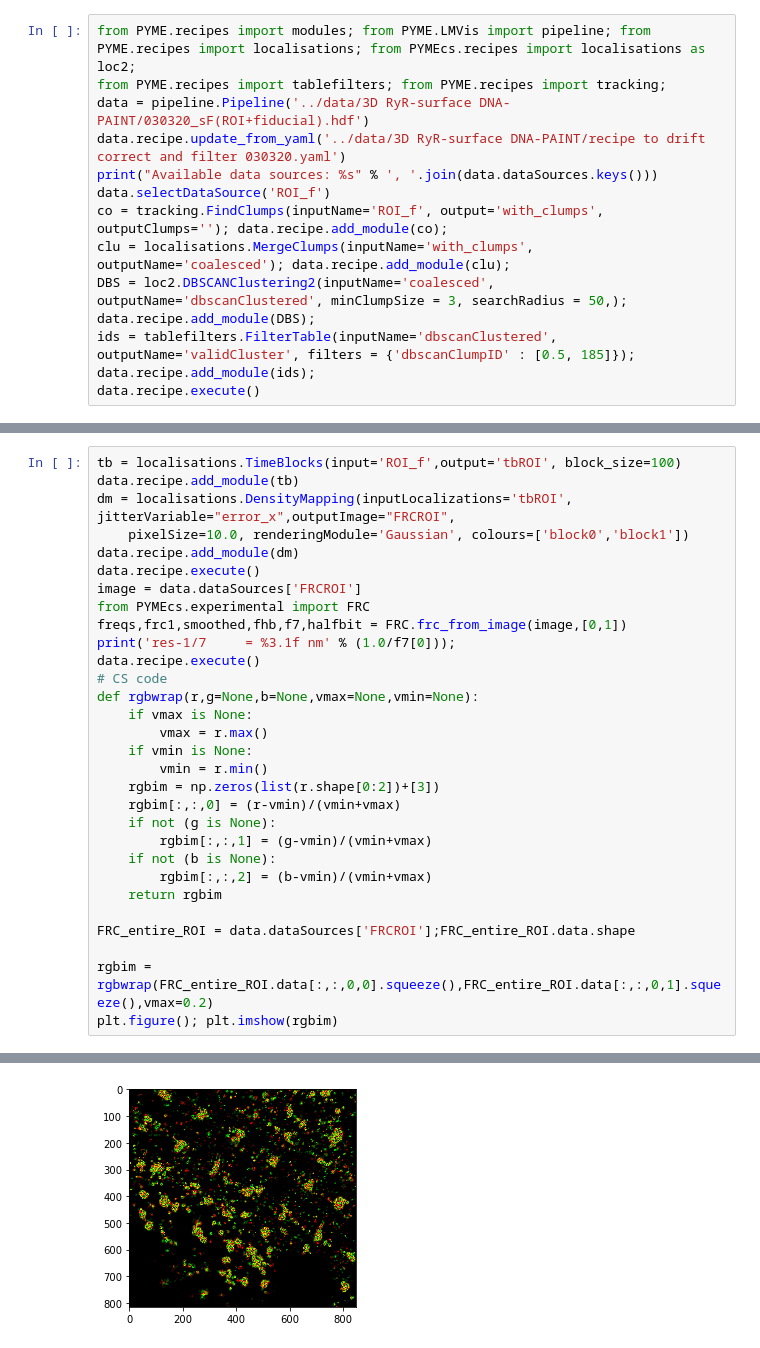
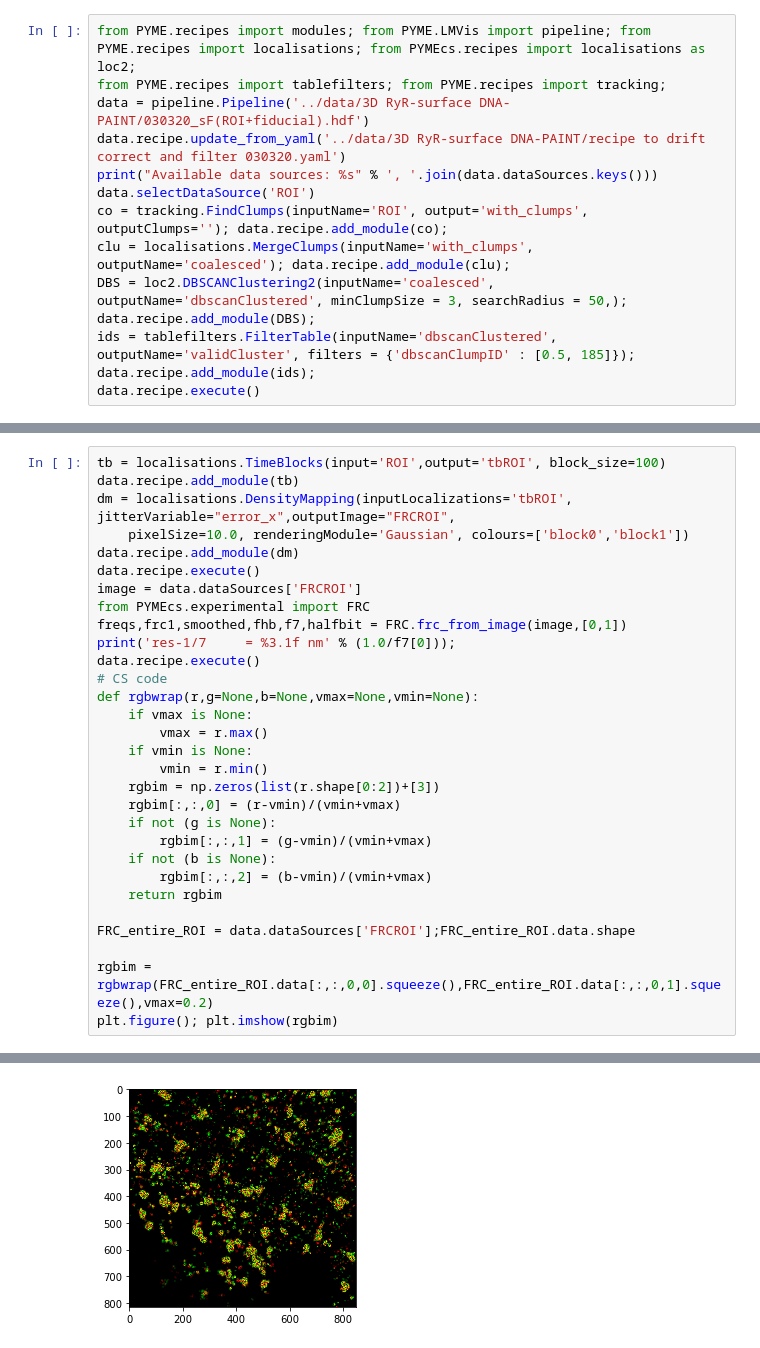
Before and after one commit to csoeller/PYME-extra-sample-data, a Jupyter notebook: sample-code/DBScan_filter.ipynb, the cells around one changed output, grey strips where cells are left out. Cells and saved outputs as stored; diff of their text form.

Commit message:
fixed small naming issue in notebook
naming issue from yest recipe update

```diff
--- a/sample-code/DBScan_filter.ipynb
+++ b/sample-code/DBScan_filter.ipynb
@@ -4,8 +4,8 @@ from PYME.recipes import tablefilters; from PYME.recipes import tracking;
 data = pipeline.Pipeline('../data/3D RyR-surface DNA-PAINT/030320_sF(ROI+fiducial).hdf')
 data.recipe.update_from_yaml('../data/3D RyR-surface DNA-PAINT/recipe to drift correct and filter 030320.yaml')
 print("Available data sources: %s" % ', '.join(data.dataSources.keys()))
-data.selectDataSource('ROI_f')
-co = tracking.FindClumps(inputName='ROI_f', output='with_clumps', outputClumps=''); data.recipe.add_module(co);
+data.selectDataSource('ROI')
+co = tracking.FindClumps(inputName='ROI', output='with_clumps', outputClumps=''); data.recipe.add_module(co);
 clu = localisations.MergeClumps(inputName='with_clumps', outputName='coalesced'); data.recipe.add_module(clu);
 DBS = loc2.DBSCANClustering2(inputName='coalesced', outputName='dbscanClustered', minClumpSize = 3, searchRadius = 50,); data.recipe.add_module(DBS);
 ids = tablefilters.FilterTable(inputName='dbscanClustered', outputName='validCluster', filters = {'dbscanClumpID' : [0.5, 185]}); data.recipe.add_module(ids);
@@ -25,5 +25,5 @@ Available data sources: corrected_fiducials, ROI_f, filtered_localizations, Loca
 # %%
-tb = localisations.TimeBlocks(input='ROI_f',output='tbROI', block_size=100)
+tb = localisations.TimeBlocks(input='ROI',output='tbROI', block_size=100)
 data.recipe.add_module(tb)
 dm = localisations.DensityMapping(inputLocalizations='tbROI', jitterVariable="error_x",outputImage="FRCROI",
     pixelSize=10.0, renderingModule='Gaussian', colours=['block0','block1'])
@@ -60,5 +60,5 @@ res-1/7     = 33.0 nm
 <matplotlib.image.AxesImage at 0x...>
-[figure, old version]
+[figure, new version]
 # %%
 data.selectDataSource('validCluster')
 tb = localisations.TimeBlocks(input='validCluster',output='tbvalidCluster', block_size=100)
```
Also changed, not shown: parts of 3 cells of this notebook.
